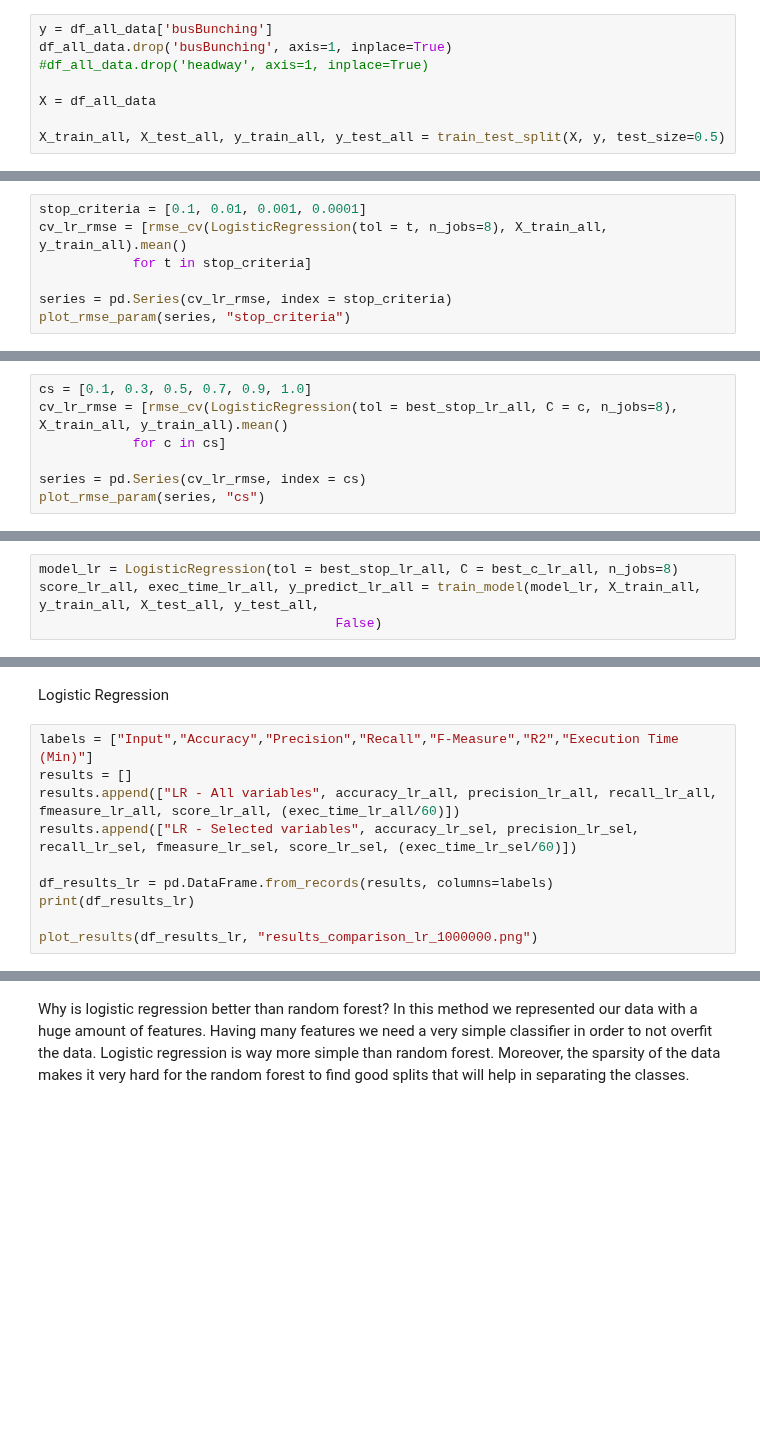
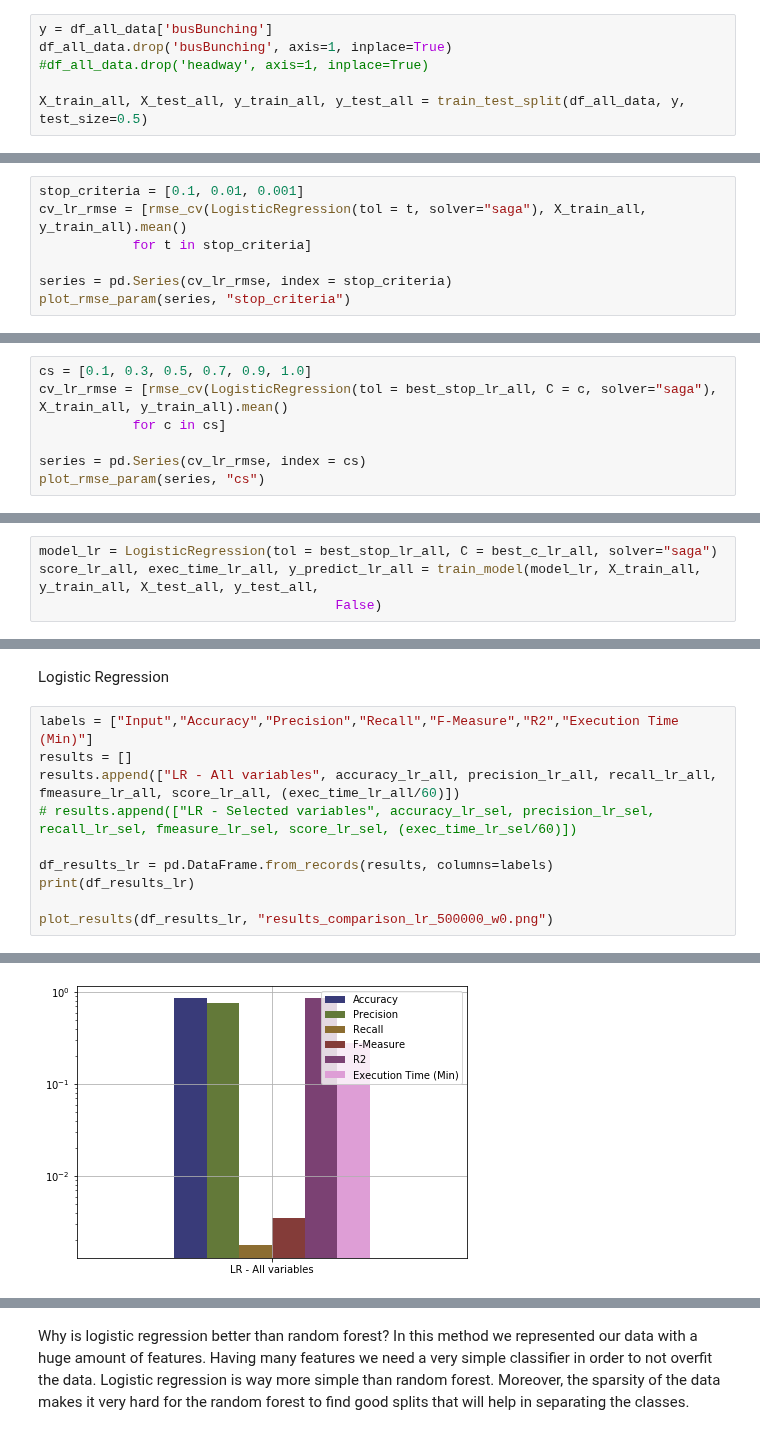
Before and after one commit to veruskasantos/INESProject, a Jupyter notebook: workspace/Data Analysis/FE/Validation.ipynb, the cells around one changed output, grey strips where cells are left out. Saved outputs shown, nothing was run; the diff lists cells and outputs as text; blank space fills up the shorter version.

```diff
--- a/workspace/Data Analysis/FE/Validation.ipynb
+++ b/workspace/Data Analysis/FE/Validation.ipynb
@@ -275,9 +186,7 @@ y = df_all_data['busBunching']
 df_all_data.drop('busBunching', axis=1, inplace=True)
 #df_all_data.drop('headway', axis=1, inplace=True)
 
-X = df_all_data
-
-X_train_all, X_test_all, y_train_all, y_test_all = train_test_split(X, y, test_size=0.5)
+X_train_all, X_test_all, y_train_all, y_test_all = train_test_split(df_all_data, y, test_size=0.5)
 # %%
 # function to train the model and to calculate the RMSE with cross validation
 def rmse_cv(model, X_train, y_train):
@@ -425,8 +334,8 @@ It takes to long to execute
 ### Logistic Regression Model
 Good quality (better with more variables)
 # %%
-stop_criteria = [0.1, 0.01, 0.001, 0.0001]
-cv_lr_rmse = [rmse_cv(LogisticRegression(tol = t, n_jobs=8), X_train_all, y_train_all).mean()
+stop_criteria = [0.1, 0.01, 0.001]
+cv_lr_rmse = [rmse_cv(LogisticRegression(tol = t, solver="saga"), X_train_all, y_train_all).mean()
             for t in stop_criteria]
 
 series = pd.Series(cv_lr_rmse, index = stop_criteria)
@@ -435,7 +344,7 @@ plot_rmse_param(series, "stop_criteria")
 best_rmse_lr_all, best_stop_lr_all = best_rmse_param(series)
 # %%
 cs = [0.1, 0.3, 0.5, 0.7, 0.9, 1.0]
-cv_lr_rmse = [rmse_cv(LogisticRegression(tol = best_stop_lr_all, C = c, n_jobs=8), X_train_all, y_train_all).mean()
+cv_lr_rmse = [rmse_cv(LogisticRegression(tol = best_stop_lr_all, C = c, solver="saga"), X_train_all, y_train_all).mean()
             for c in cs]
 
 series = pd.Series(cv_lr_rmse, index = cs)
@@ -443,7 +352,7 @@ plot_rmse_param(series, "cs")
 # %%
 best_rmse_lr_all, best_c_lr_all = best_rmse_param(series)
 # %%
-model_lr = LogisticRegression(tol = best_stop_lr_all, C = best_c_lr_all, n_jobs=8)
+model_lr = LogisticRegression(tol = best_stop_lr_all, C = best_c_lr_all, solver="saga")
 score_lr_all, exec_time_lr_all, y_predict_lr_all = train_model(model_lr, X_train_all, y_train_all, X_test_all, y_test_all,
                                       False)
 # %%
@@ -645,9 +566,10 @@ Logistic Regression
 labels = ["Input","Accuracy","Precision","Recall","F-Measure","R2","Execution Time (Min)"]
 results = []
 results.append(["LR - All variables", accuracy_lr_all, precision_lr_all, recall_lr_all, fmeasure_lr_all, score_lr_all, (exec_time_lr_all/60)])
-results.append(["LR - Selected variables", accuracy_lr_sel, precision_lr_sel, recall_lr_sel, fmeasure_lr_sel, score_lr_sel, (exec_time_lr_sel/60)])
+# results.append(["LR - Selected variables", accuracy_lr_sel, precision_lr_sel, recall_lr_sel, fmeasure_lr_sel, score_lr_sel, (exec_time_lr_sel/60)])
 
 df_results_lr = pd.DataFrame.from_records(results, columns=labels)
 print(df_results_lr)
 
-plot_results(df_results_lr, "results_comparison_lr_1000000.png")
+plot_results(df_results_lr, "results_comparison_lr_500000_w0.png")
+# %% [output]
@@ -654,2 +581,3 @@ plot_results(df_results_lr, "results_comparison_lr_1000000.png")
+[figure, added]
 # %%
 df_results_lr
```
Also changed, not shown: parts of 24 cells of this notebook.
